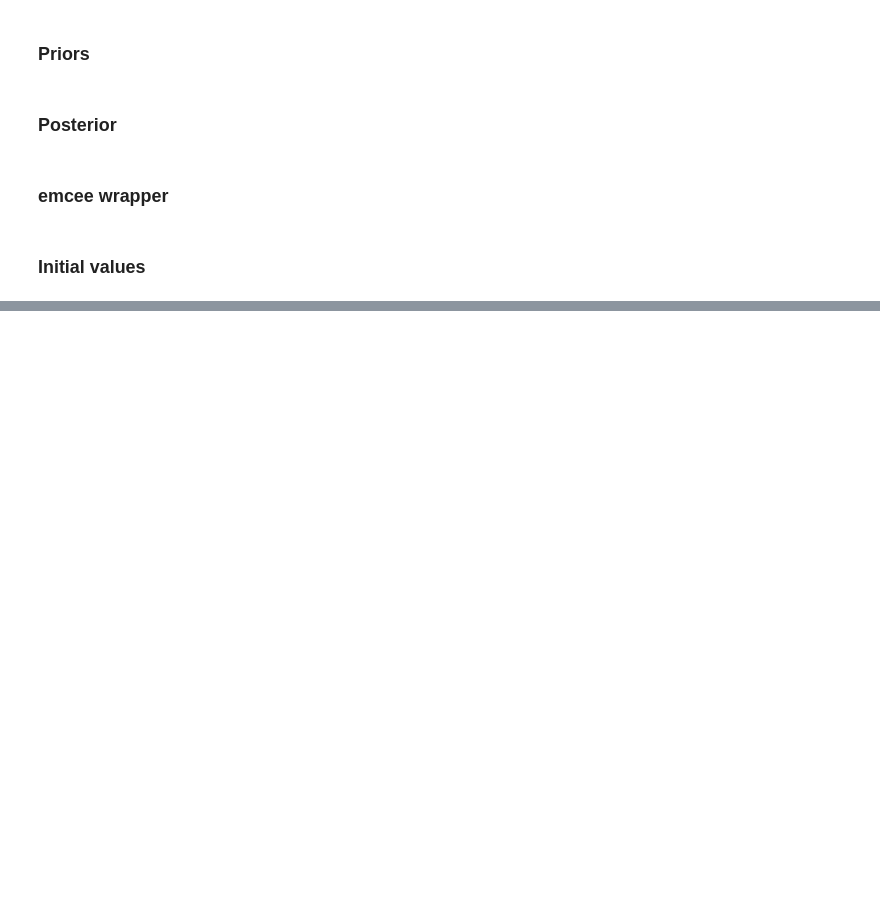
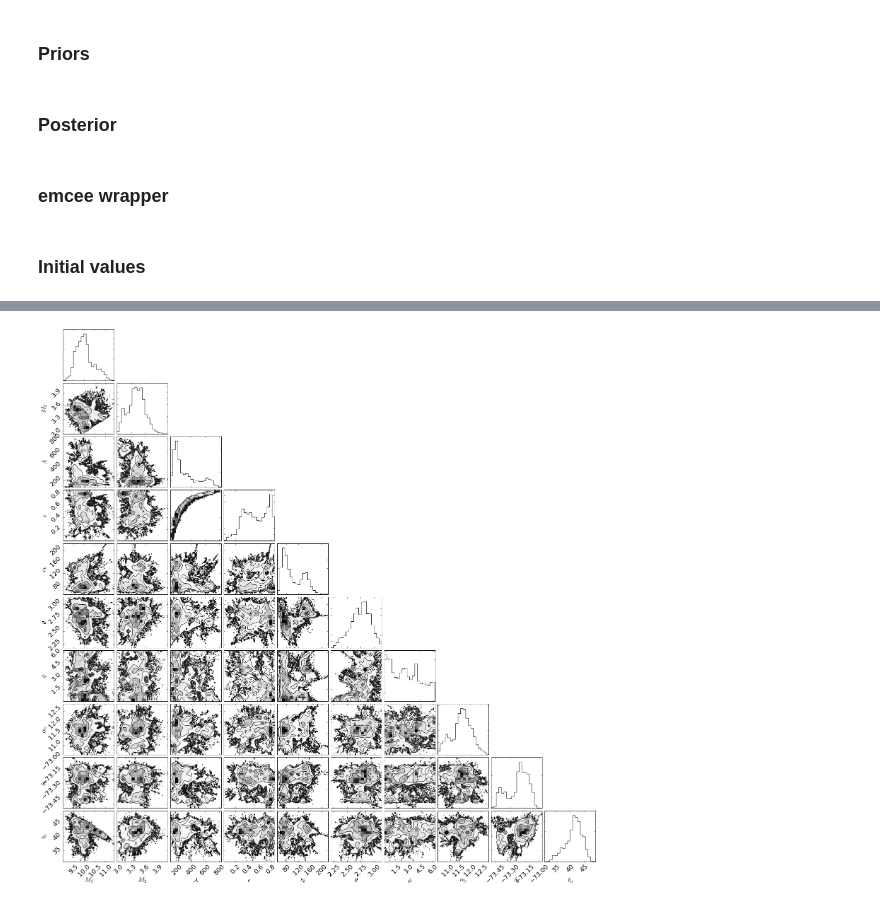
Before and after one commit to astroJeff/XRB, a Jupyter notebook: notebooks/MCMC flexible.ipynb, the cells around one changed output, grey strips where cells are left out. Drawn from its saved outputs; the diff is of its cells as text; code cells hidden in the pictures; blank space fills up the shorter version.

```diff
--- a/notebooks/MCMC flexible.ipynb
+++ b/notebooks/MCMC flexible.ipynb
@@ -810,0 +799,24 @@ def full_forward(M1, M2, A, ecc, v_k, theta, phi, t_obs):
+# %%
+from astropy.coordinates import SkyCoord
+from astropy import units as u
+
+coor_J0045 = SkyCoord('00h45m35.26s', '-73d19m03.32s')
+
+ra_J0045 = coor_J0045.ra.degree
+dec_J0045 = coor_J0045.dec.degree
+M2_d_J0045 = 11.0  # M2 in Msun
+P_orb_J0045 = 51.17  # P_orb in days
+ecc_J0045 = 0.808  # eccentricity
+# %%
+start_time = time.time()
+
+print "Running PSR J0045-7319"
+print "RA:", ra_J0045
+print "Dec:", dec_J0045
+print "M2_d:", M2_d_J0045
+print "P_orb:", P_orb_J0045
+print "ecc:", ecc_J0045
+
+sampler = run_emcee(M2_d_J0045, P_orb_J0045, ecc_J0045, ra_J0045, dec_J0045, nburn=10000, nsteps=10000)
+
+print time.time()-start_time
@@ -810,0 +831,11 @@ def full_forward(M1, M2, A, ecc, v_k, theta, phi, t_obs):
+# %%
+labels = [r"$M_1$", r"$M_2$", r"$A$", r"$e$", r"$v_k$", r"$\theta$", r"$\phi$", r"$\alpha_{\rm b}$", r"$\delta_{\rm b}$", r"$t_{\rm b}$"]
+fig = corner.corner(sampler.flatchain, labels=labels)
+
+plt.rc('font', size=18)
+
+plt.show()
+
+plt.rc('font', size=10)
+# %% [output]
+[figure, added]
```
Also changed, not shown: parts of 29 cells of this notebook, 1 other file.
